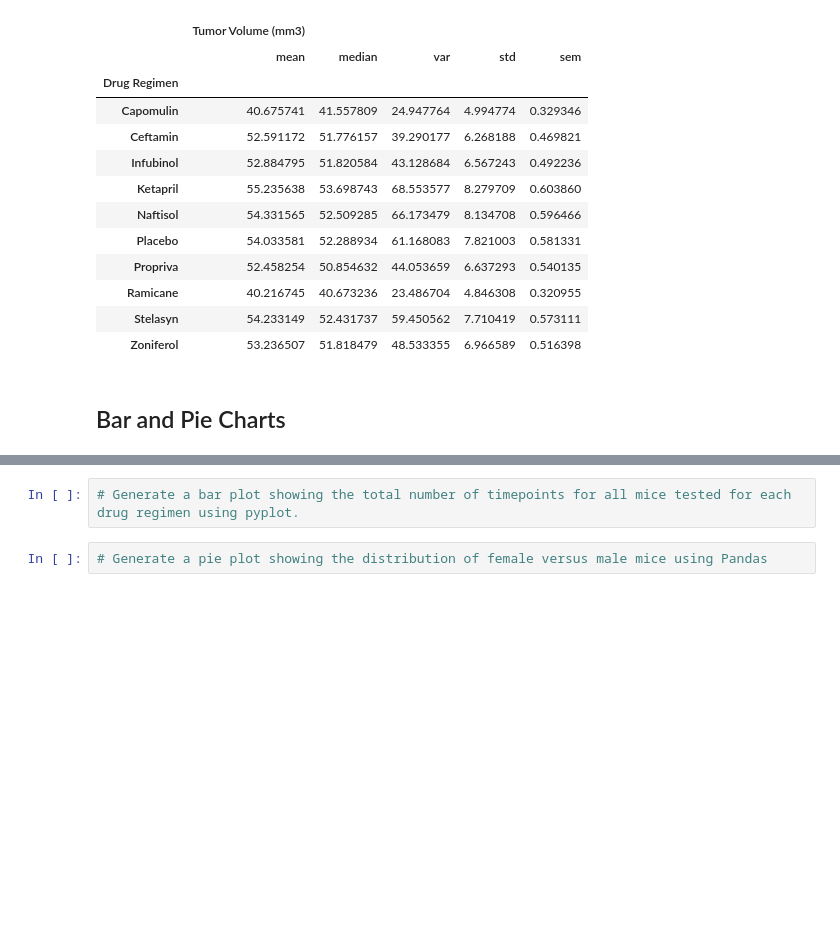
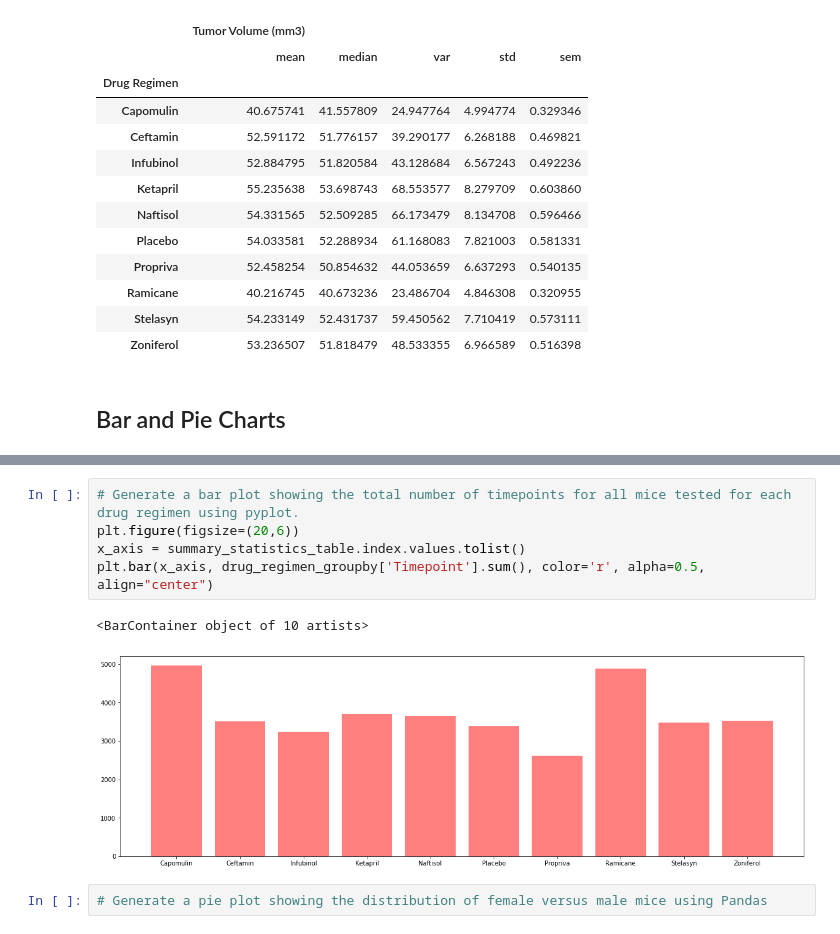
Before and after one commit to 22OVERSooN/Matplotlib_challenge, a Jupyter notebook: pymaceuticals_starter.ipynb, the cells around one changed output, grey strips where cells are left out. Saved outputs shown, nothing was run; the diff lists cells and outputs as text; blank space fills up the shorter version.

```diff
--- a/pymaceuticals_starter.ipynb
+++ b/pymaceuticals_starter.ipynb
@@ -155,5 +160,11 @@ aggregation_method
 # %%
 # Generate a bar plot showing the total number of timepoints for all mice tested for each drug regimen using pyplot.
+plt.figure(figsize=(20,6))
+x_axis = summary_statistics_table.index.values.tolist()
+plt.bar(x_axis, drug_regimen_groupby['Timepoint'].sum(), color='r', alpha=0.5, align="center")
+# %% [output]
+<BarContainer object of 10 artists>
+[figure, added]
 # %%
 # Generate a pie plot showing the distribution of female versus male mice using Pandas
 # %%
```
Also changed, not shown: parts of 1 cell of this notebook.
